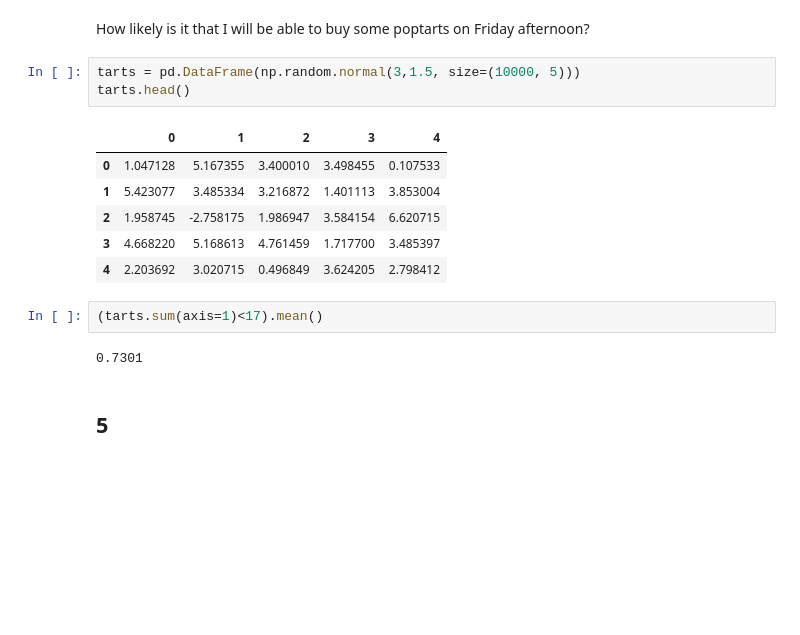
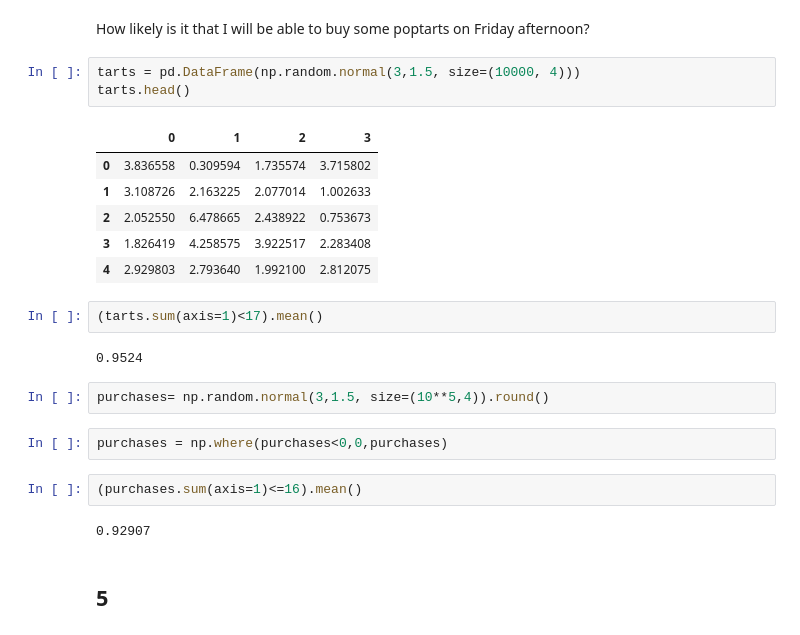
Before and after one commit to hinzle/statistics-exercises, a Jupyter notebook: simulation.ipynb, the cells around one changed output. Drawn from its saved outputs; the diff is of its cells as text; blank space fills up the shorter version.

```diff
--- a/simulation.ipynb
+++ b/simulation.ipynb
@@ -153,19 +163,27 @@ is_a_data_board.mean()
 # %% [markdown]
 How likely is it that I will be able to buy some poptarts on Friday afternoon?
 # %%
-tarts = pd.DataFrame(np.random.normal(3,1.5, size=(10000, 5)))
+tarts = pd.DataFrame(np.random.normal(3,1.5, size=(10000, 4)))
 tarts.head()
 # %% [output]
-|  | 0 | 1 | 2 | 3 | 4 |
-| 0 | 1.047128 | 5.167355 | 3.400010 | 3.498455 | 0.107533 |
-| 1 | 5.423077 | 3.485334 | 3.216872 | 1.401113 | 3.853004 |
-| 2 | 1.958745 | -2.758175 | 1.986947 | 3.584154 | 6.620715 |
-| 3 | 4.668220 | 5.168613 | 4.761459 | 1.717700 | 3.485397 |
-| 4 | 2.203692 | 3.020715 | 0.496849 | 3.624205 | 2.798412 |
+|  | 0 | 1 | 2 | 3 |
+| 0 | 3.836558 | 0.309594 | 1.735574 | 3.715802 |
+| 1 | 3.108726 | 2.163225 | 2.077014 | 1.002633 |
+| 2 | 2.052550 | 6.478665 | 2.438922 | 0.753673 |
+| 3 | 1.826419 | 4.258575 | 3.922517 | 2.283408 |
+| 4 | 2.929803 | 2.793640 | 1.992100 | 2.812075 |
 # %%
 (tarts.sum(axis=1)<17).mean()
 # %% [output]
-0.7301
+0.9524
+# %%
+purchases= np.random.normal(3,1.5, size=(10**5,4)).round()
+# %%
+purchases = np.where(purchases<0,0,purchases)
+# %%
+(purchases.sum(axis=1)<=16).mean()
+# %% [output]
+0.92907
 # %% [markdown]
 ## 5
 # %%
```
Also changed, not shown: parts of 40 cells of this notebook.
